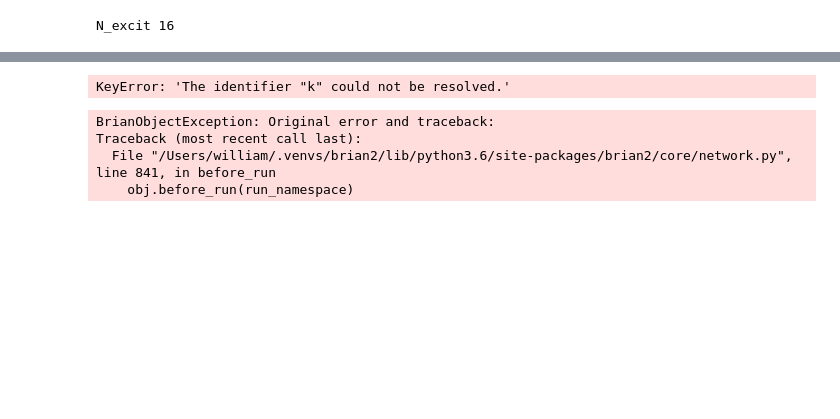
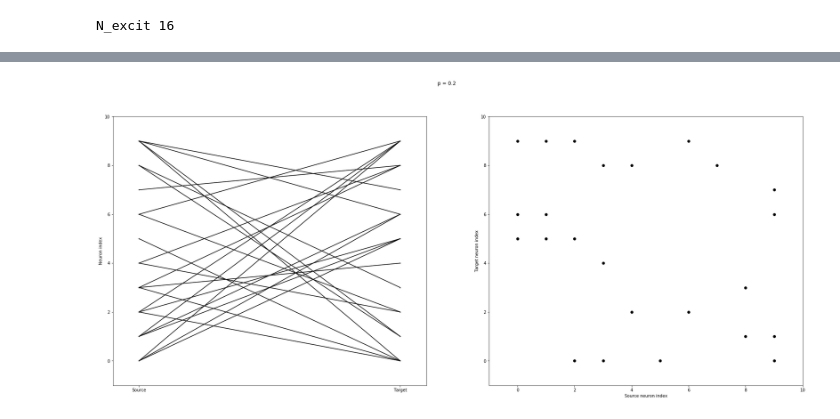
Before and after one commit to williampeer/brian2, a Jupyter notebook: Izhikevich_1.ipynb, the cells around one changed output, grey strips where cells are left out. Saved outputs shown, nothing was run; the diff lists cells and outputs as text; code cells hidden in the pictures; blank space fills up the shorter version.

Commit message:
Initial parametrisation

```diff
--- a/Izhikevich_1.ipynb
+++ b/Izhikevich_1.ipynb
@@ -23,49 +23,36 @@ def visualise_connectivity(S):
     ylabel('Target neuron index')
 # %%
 start_scope()
-# Params
+
+tau = 1*ms
+t = 5*ms
 eqs = '''
-dv/dt = (0.04*v**2 + 5*v + 140 - u + I) : 1
-du/dt = a * (b*v - u) : 1
+dv/dt = (0.04*v**2 + 5*v + 140 - u + I)/tau : 1
+du/dt = a * (b*v - u)/tau : 1
 dg/dt = -g/tau : 1
+I : 1
 '''
 
-t = 5*ms
-tau = 1*ms
-
-s = 10
-a = 0.0275
-b = 0.490
-
-I = 0
-g = 0
-v = 0
-u = 0
-g = 1
+ws = 1; a = 0.0275; b = 0.490
+I = 0; g = 0; v = 0; u = 0; g = 1
 
 # TODO: add uniform dist. - bio. plaus.
-c = -65
-d = 8
+c = -65; d = 8
+n = 2; N = 10
 
-n = 2
-N = 20
-
-# P = PoissonGroup(n, rates=1/tau)
-# S_P = Synapses(P, G, on_pre='v += s')
-# S_P.connect()
-
-G = NeuronGroup(N, eqs, threshold='v>30', reset='v=c, u=u+d, g=1',
-                method='euler')
+# P = PoissonGroup(n, rates=1/tau)  # S_P = Synapses(P, G, on_pre='v += s')  # S_P.connect()
+G = NeuronGroup(N, eqs, threshold='v>30', reset='''v=c; u=u+d; g=1''', method='euler')
 # TODO: verify with one neuron!
 
 P = n/N
-N_excit = int(0.8 * N)
+N_excit = int(0.8 * N * n)
 print('N_excit', N_excit)
 S = Synapses(G, G, 'w : 1')
 S.connect(condition='i!=j', p=P)
-# S.w = 's*g'
-S.w['k<N_excit'] = 's*g'
-# S.w['k>=N_excit'] = '-s*g'
+# as all neurons are randomly connected, this should work -
+#  however, could consider uniformly picking neurons from the population here, too
+S[:N_excit].w = 'ws*g*ms'
+S[N_excit:].w = '-ws*g*ms'
 
 visualise_connectivity(S)
 suptitle('p = '+str(P))
@@ -75,15 +62 @@ WARNING    "g" is an internal variable of group "synapses_4", but also exists in
-KeyError: 'The identifier "k" could not be resolved.'
+[figure, added]
-# %%
-M = SpikeMonitor(G)
-
-output_rates = []
-store()
-for i in range(0, 10):
-    restore()
-    run(1*second)
-    output_rates.append(M.num_spikes/(N*second))
-# %% [output]
-BrianObjectException: Original error and traceback:
-Traceback (most recent call last):
-  File "/Users/william/.venvs/brian2/lib/python3.6/site-packages/brian2/core/network.py", line 841, in before_run
-    obj.before_run(run_namespace)
```
Also changed, not shown: parts of 9 cells of this notebook.
